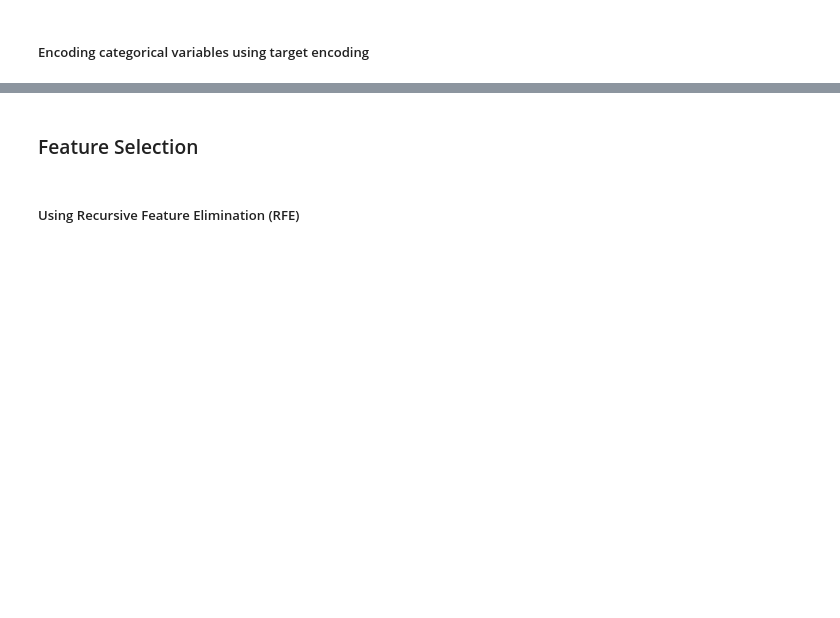
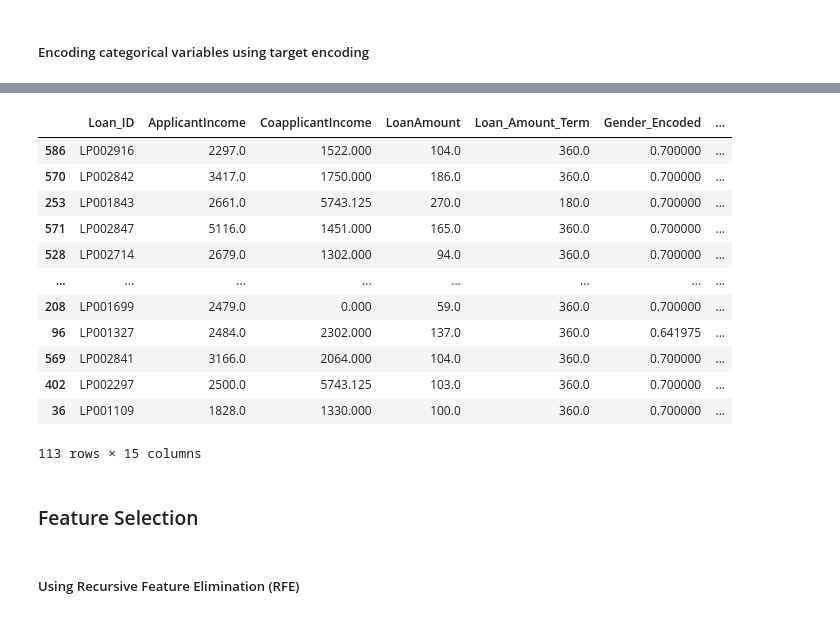
Before and after one commit to Thaps/ProjectPro, a Jupyter notebook: My Projects/ProjectPro/Loan Eligibility Prediction/Notebooks/Feature Selection and Engineering.ipynb, the cells around one changed output, grey strips where cells are left out. Saved outputs shown, nothing was run; the diff lists cells and outputs as text; code cells hidden in the pictures; blank space fills up the shorter version.

```diff
--- a/My Projects/ProjectPro/Loan Eligibility Prediction/Notebooks/Feature Selection and Engineering.ipynb
+++ b/My Projects/ProjectPro/Loan Eligibility Prediction/Notebooks/Feature Selection and Engineering.ipynb
@@ -679,3 +719,21 @@ df
+# %%
+x_test.drop(['Gender', 'Married', 'Dependents', 'Education', 'Self_Employed', 'Credit_History', 'Property_Area', 'graduatedMarriedMale', 'GME', 'selfemp_Proparea'], axis=1, inplace=True)
+# %%
+x_test
+# %% [output]
+|  | Loan_ID | ApplicantIncome | CoapplicantIncome | LoanAmount | Loan_Amount_Term | Gender_Encoded | ... |
+| 586 | LP002916 | 2297.0 | 1522.000 | 104.0 | 360.0 | 0.700000 | ... |
+| 570 | LP002842 | 3417.0 | 1750.000 | 186.0 | 360.0 | 0.700000 | ... |
+| 253 | LP001843 | 2661.0 | 5743.125 | 270.0 | 180.0 | 0.700000 | ... |
+| 571 | LP002847 | 5116.0 | 1451.000 | 165.0 | 360.0 | 0.700000 | ... |
+| 528 | LP002714 | 2679.0 | 1302.000 | 94.0 | 360.0 | 0.700000 | ... |
+| ... | ... | ... | ... | ... | ... | ... | ... |
+| 208 | LP001699 | 2479.0 | 0.000 | 59.0 | 360.0 | 0.700000 | ... |
+| 96 | LP001327 | 2484.0 | 2302.000 | 137.0 | 360.0 | 0.641975 | ... |
+| 569 | LP002841 | 3166.0 | 2064.000 | 104.0 | 360.0 | 0.700000 | ... |
+| 402 | LP002297 | 2500.0 | 5743.125 | 103.0 | 360.0 | 0.700000 | ... |
+| 36 | LP001109 | 1828.0 | 1330.000 | 100.0 | 360.0 | 0.700000 | ... |
+113 rows × 15 columns
 # %% [markdown]
 <h3>Feature Selection</h3>
 # %% [markdown]
```
Also changed, not shown: parts of 19 cells of this notebook, 2 other files.
